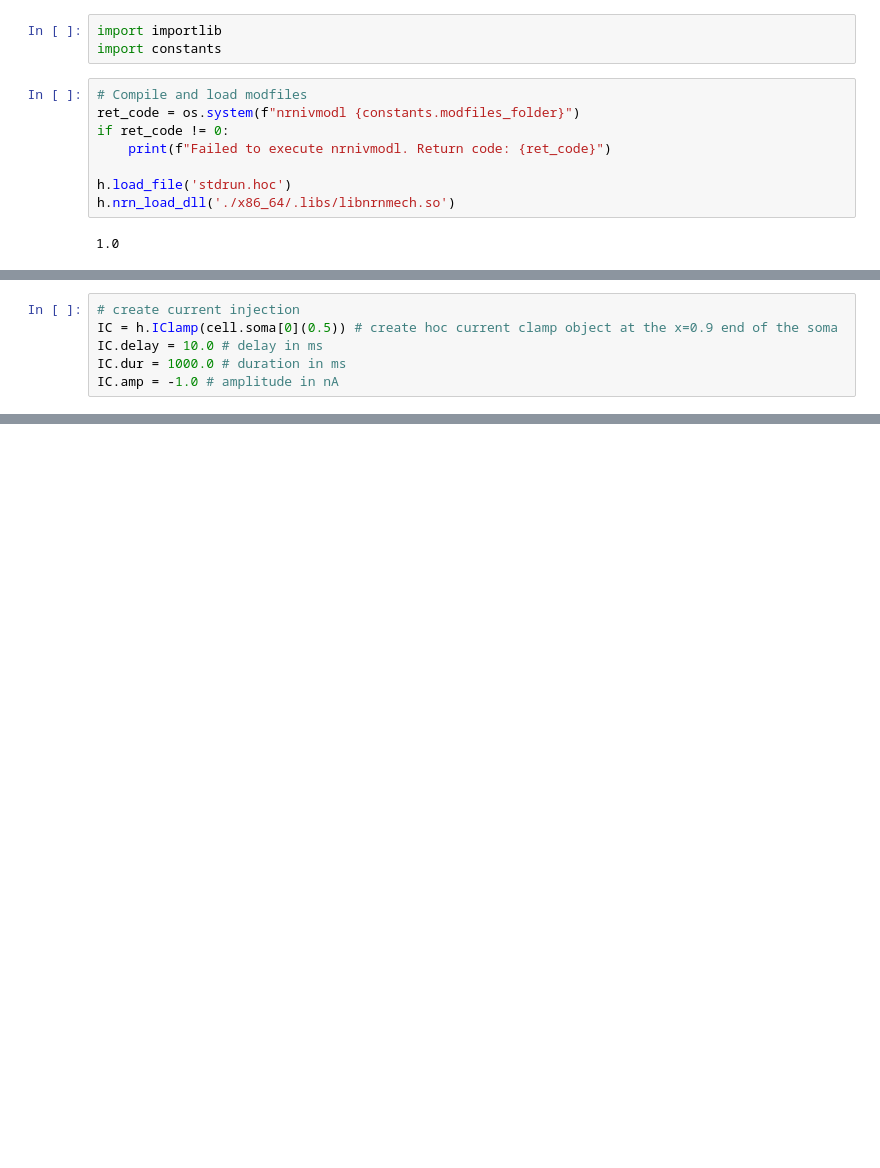
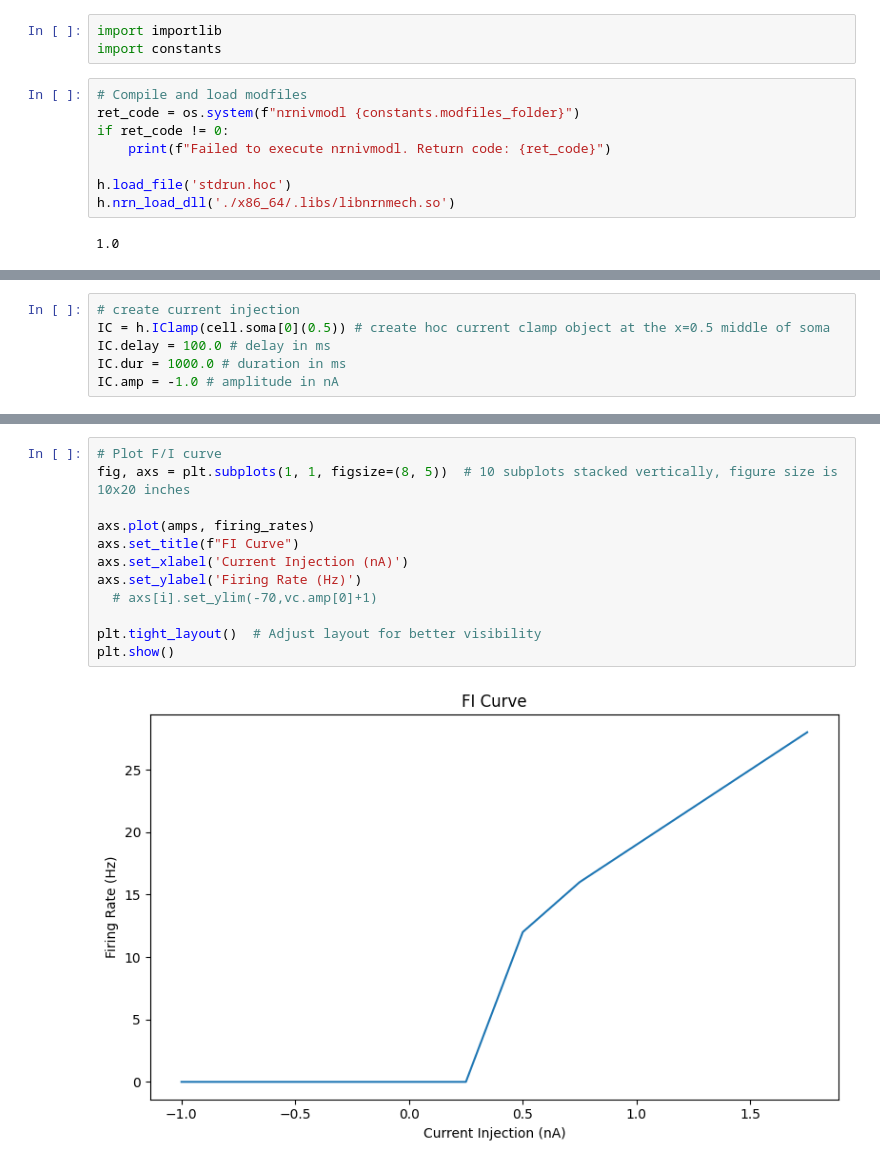
Before and after one commit to davidfague/Computational-Neuroscience-tutorials, a Jupyter notebook: B3_Rinput_FI_AP_propagation.ipynb, the cells around one changed output, grey strips where cells are left out. Cells and saved outputs as stored; diff of their text form; blank space fills up the shorter version.

```diff
--- a/B3_Rinput_FI_AP_propagation.ipynb
+++ b/B3_Rinput_FI_AP_propagation.ipynb
@@ -80,6 +98,6 @@ Use a negative current injection and Ohm's Law to determine the cell's soma's in
 # %%
 # create current injection
-IC = h.IClamp(cell.soma[0](0.5)) # create hoc current clamp object at the x=0.9 end of the soma
-IC.delay = 10.0 # delay in ms
+IC = h.IClamp(cell.soma[0](0.5)) # create hoc current clamp object at the x=0.5 middle of soma
+IC.delay = 100.0 # delay in ms
 IC.dur = 1000.0 # duration in ms
 IC.amp = -1.0 # amplitude in nA
@@ -85,0 +293,14 @@ IC.amp = -1.0 # amplitude in nA
+# %%
+# Plot F/I curve
+fig, axs = plt.subplots(1, 1, figsize=(8, 5))  # 10 subplots stacked vertically, figure size is 10x20 inches
+
+axs.plot(amps, firing_rates)
+axs.set_title(f"FI Curve")
+axs.set_xlabel('Current Injection (nA)')
+axs.set_ylabel('Firing Rate (Hz)')
+  # axs[i].set_ylim(-70,vc.amp[0]+1)
+
+plt.tight_layout()  # Adjust layout for better visibility
+plt.show()
+# %% [output]
+[figure, added]
```
Also changed, not shown: parts of 66 cells of this notebook.
